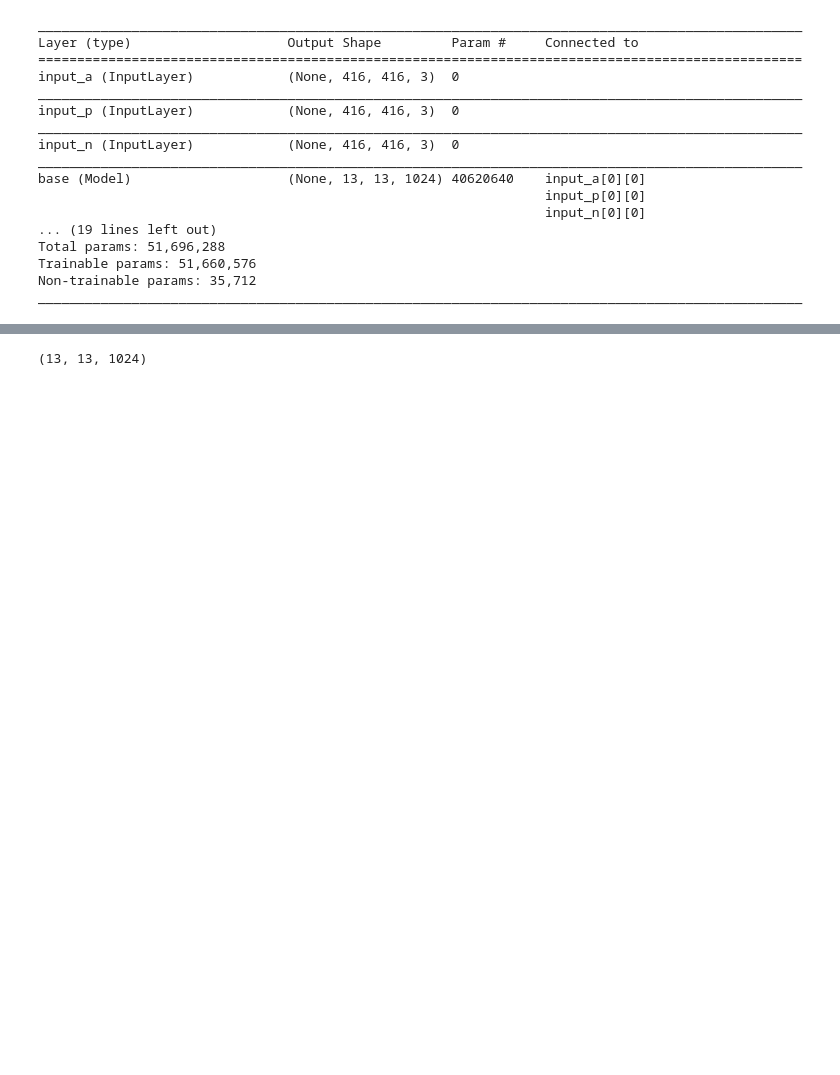
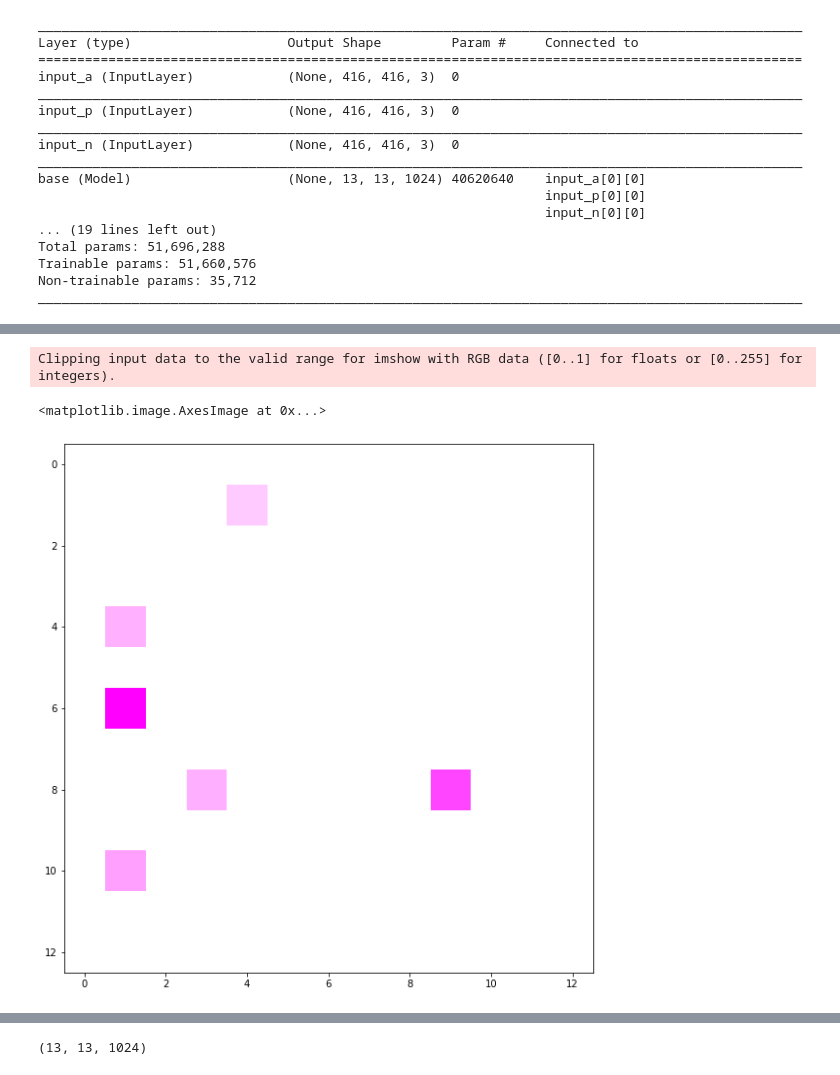
Before and after one commit to tonandr/face_vijnana_yolov3, a Jupyter notebook: analysis/face_recog_analysis.ipynb, the cells around one changed output, grey strips where cells are left out. Cells and saved outputs as stored; diff of their text form; code cells hidden in the pictures; blank space fills up the shorter version.

```diff
--- a/analysis/face_recog_analysis.ipynb
+++ b/analysis/face_recog_analysis.ipynb
@@ -133,0 +554,11 @@ ________________________________________________________________________________
+# %%
+i_model = Model(inputs=fr.recon_model.input,
+                                 outputs=Conv2D(3, 1, padding='same')(fr.recon_model.get_layer('leaky_re_lu_2').output))
+res = np.squeeze(i_model.predict(np.expand_dims(facial_ids[3], axis=0)), axis=0)
+figure(figsize=(20,10))
+res2 = (res - res.min())*4 #*res.std()
+imshow(res2)
+# %% [output]
+Clipping input data to the valid range for imshow with RGB data ([0..1] for floats or [0..255] for integers).
+<matplotlib.image.AxesImage at 0x...>
+[figure, added]
```
Also changed, not shown: parts of 74 cells of this notebook, 4 other files.
